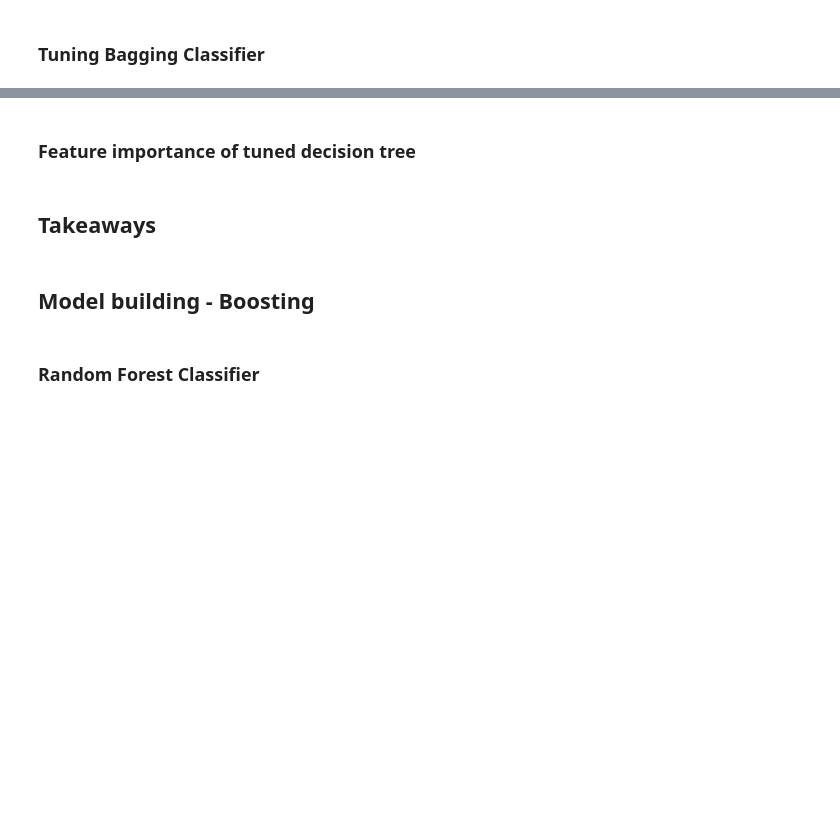
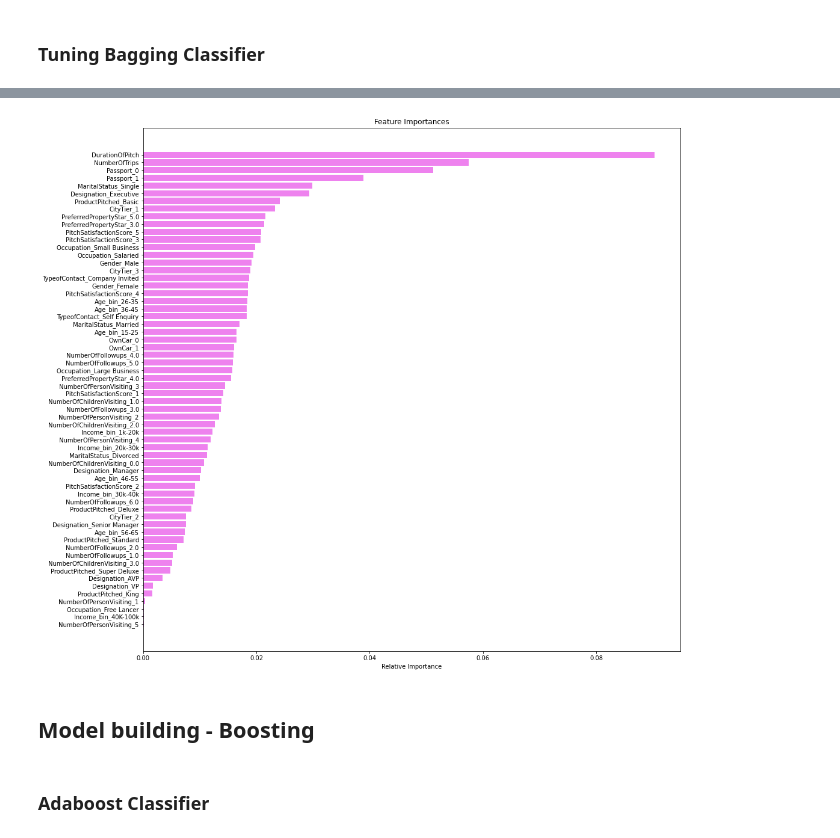
Before and after one commit to cfreeman22/TravelPackagePrediction, a Jupyter notebook: TravelPackagePurchasePrediction.ipynb, the cells around one changed output, grey strips where cells are left out. Cells and saved outputs as stored; diff of their text form; code cells hidden in the pictures; blank space fills up the shorter version.

```diff
--- a/TravelPackagePurchasePrediction.ipynb
+++ b/TravelPackagePurchasePrediction.ipynb
@@ -1142,14 +1170,14 @@ wrangle.confusion_matrix_sklearn(rf_tuned, X_test, y_test)
 ### Tuning Bagging Classifier
 # %%
 # Choose the type of classifier.
-bagging_estimator_tuned = BaggingClassifier(random_state=1)
+
+bagging_estimator_tuned = BaggingClassifier(DecisionTreeClassifier(class_weight={0:0.19,1:0.81},random_state=1),random_state=1)
 
 # Grid of parameters to choose from
 parameters = {'max_samples': [0.7,0.8,0.9,1],
               'max_features': [0.7,0.8,0.9,1],
               'n_estimators' : [10,20,30,40,50],
              }
-
 # Type of scoring used to compare parameter combinations
 acc_scorer = metrics.make_scorer(metrics.recall_score)
 
@@ -1210,2 +1262,0 @@ models_test_comp_df
-# %% [markdown]
-### Feature importance of tuned decision tree
@@ -1216,15 +1265,14 @@ print(tree.export_text(dtree_estimator,feature_names=feature_names,show_weights=
 # %%
-feature_names = X_train.columns
-importances = dtree_estimator.feature_importances_
+importances = rf_estimator.feature_importances_
 indices = np.argsort(importances)
 
-plt.figure(figsize=(12,12))
+plt.figure(figsize=(16,16))
 plt.title('Feature Importances')
 plt.barh(range(len(indices)), importances[indices], color='violet', align='center')
 plt.yticks(range(len(indices)), [feature_names[i] for i in indices])
 plt.xlabel('Relative Importance')
 plt.show()
+# %% [output]
+[figure, added]
-# %% [markdown]
-## Takeaways
 # %% [markdown]
 ## Model building - Boosting
@@ -1237,2 +1279,2 @@ make_confusion_matrix(bagging_estimator,y_test)
 # %% [markdown]
-### Random Forest Classifier
+### Adaboost Classifier
```
Also changed, not shown: parts of 47 cells of this notebook.
